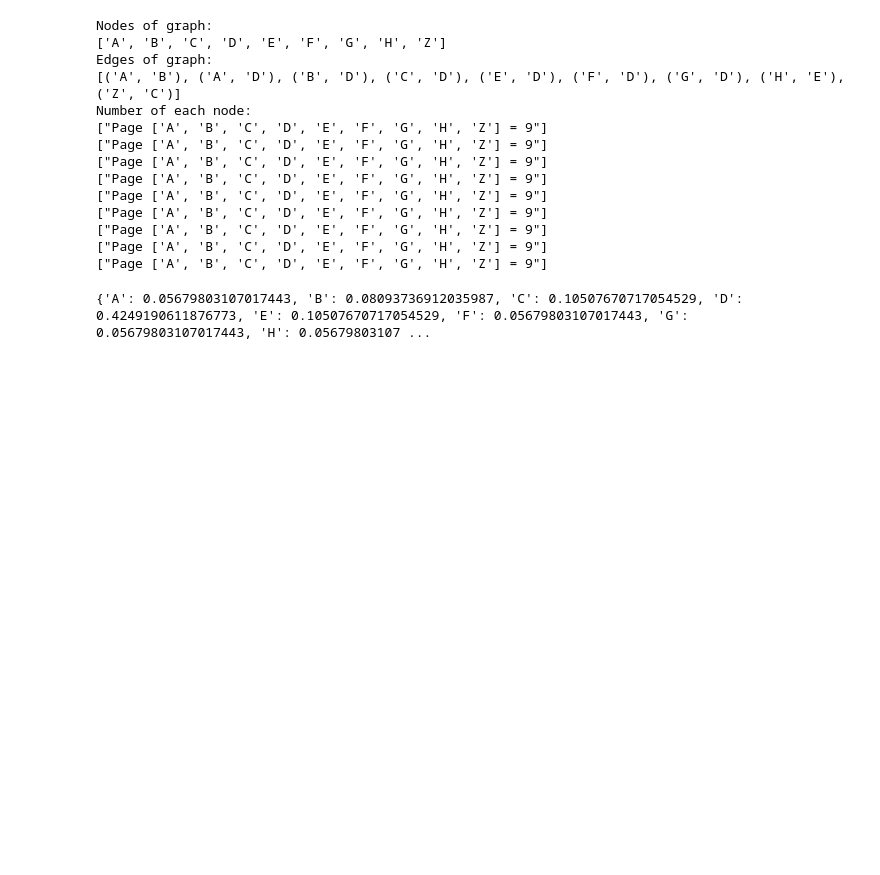
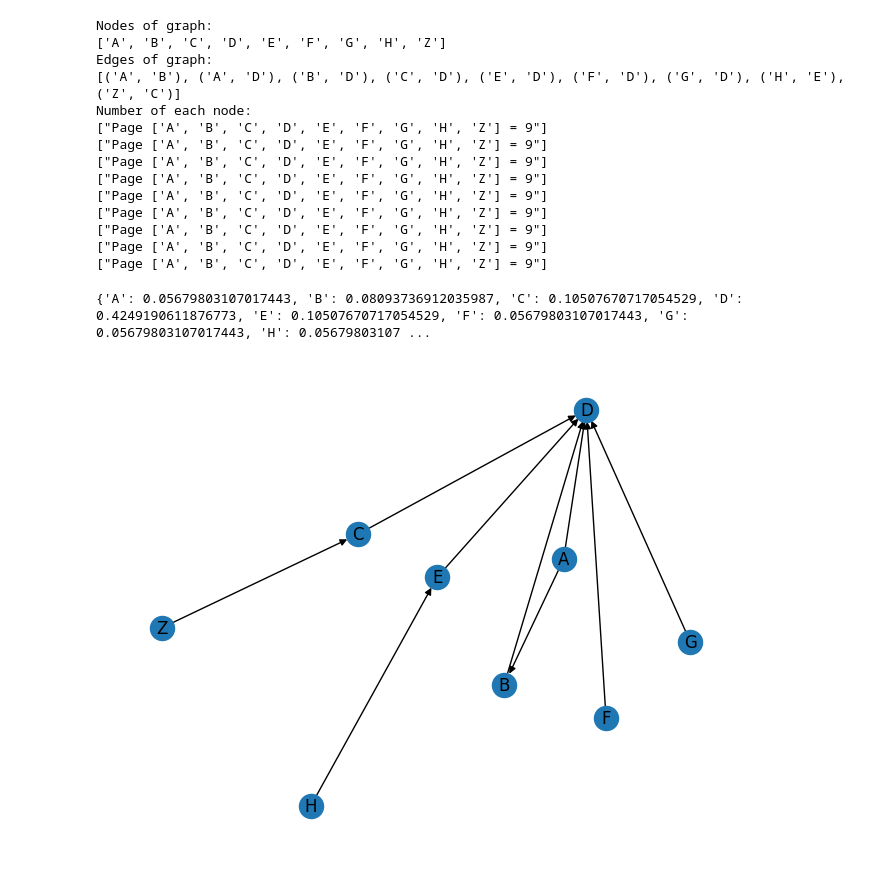
Before and after one commit to kishore211/IR_Page_rank, a Jupyter notebook: KISHORE 77 R1.ipynb, the cells around one changed output. Cells and saved outputs as stored; diff of their text form; code cells hidden in the pictures; blank space fills up the shorter version.

Commit message:
plotting

```diff
--- a/KISHORE 77 R1.ipynb
+++ b/KISHORE 77 R1.ipynb
@@ -55,3 +55,8 @@ dataframe.add_weighted_edges_from([('A','B',1),('B','D',1),('A','D',1),('C','D',
 print(nx.pagerank(dataframe))
 # %% [output]
 {'A': 0.05679803107017443, 'B': 0.08093736912035987, 'C': 0.10507670717054529, 'D': 0.4249190611876773, 'E': 0.10507670717054529, 'F': 0.05679803107017443, 'G': 0.05679803107017443, 'H': 0.05679803107 ...
+# %%
+nx.draw(dataframe, with_labels=True)
+plt.show()
+# %% [output]
+[figure, added]
```
